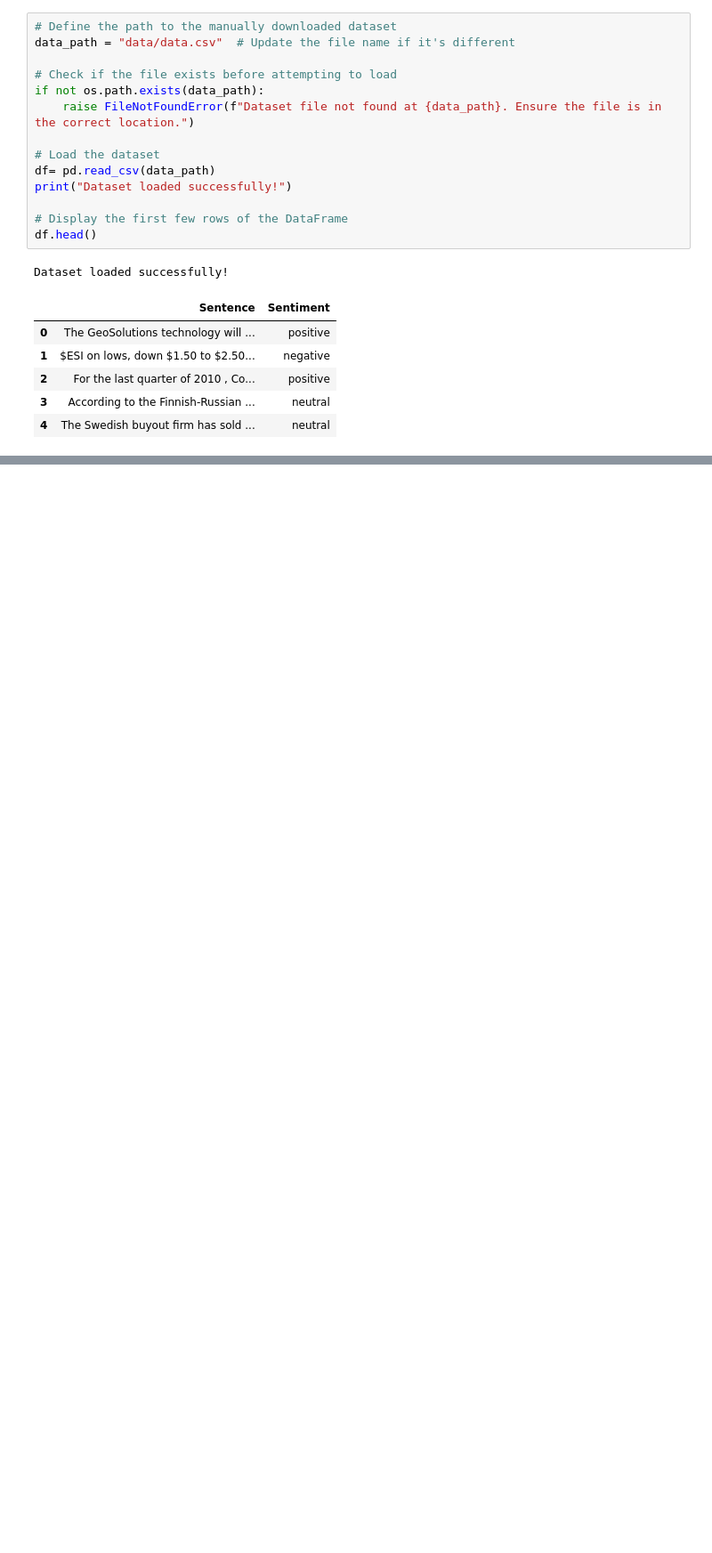
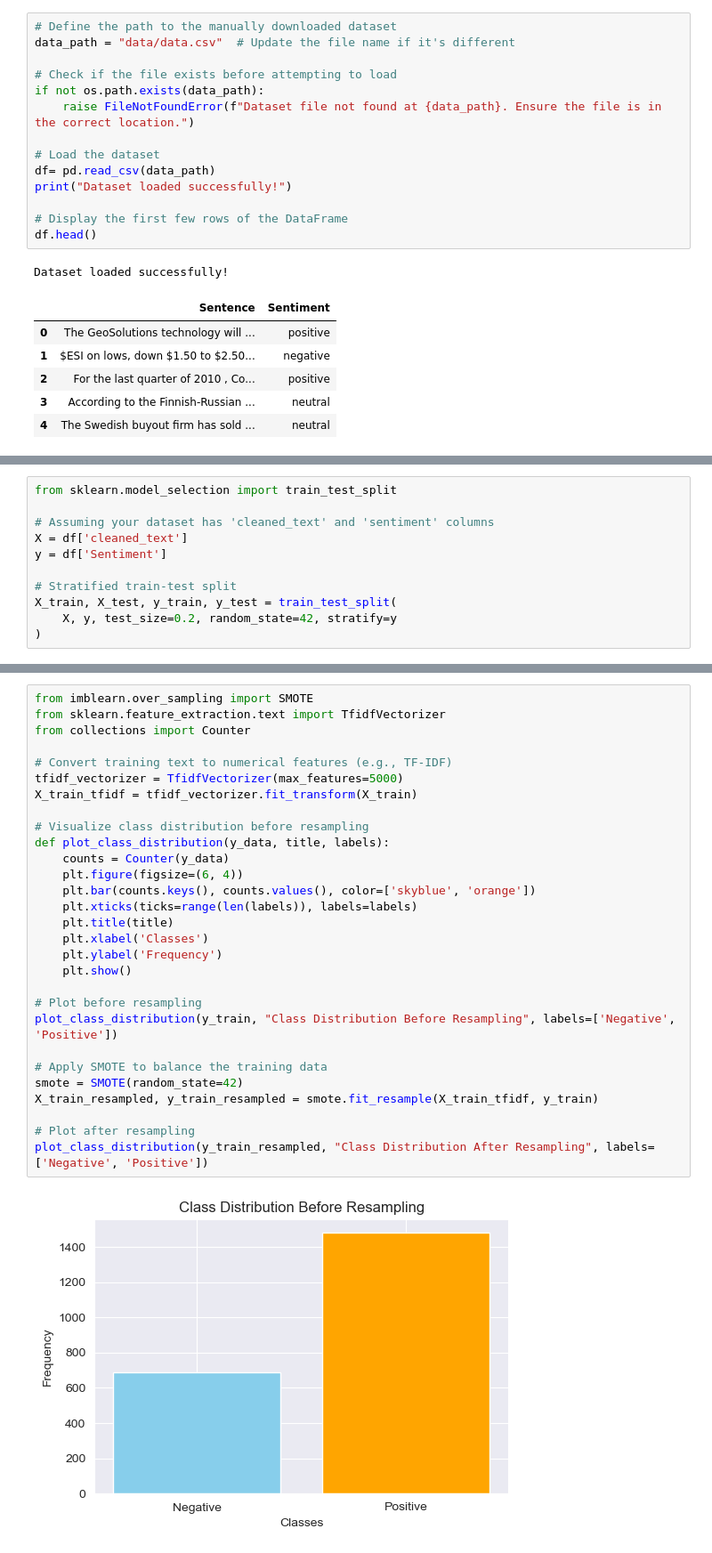
Before and after one commit to MateoRbt/Sentiment-Analysis, a Jupyter notebook: sample.ipynb, the cells around one changed output, grey strips where cells are left out. Shown: that part at 89% size. Saved outputs shown, nothing was run; the diff lists cells and outputs as text; blank space fills up the shorter version.

```diff
--- a/sample.ipynb
+++ b/sample.ipynb
@@ -380,0 +254,11 @@ F1 Score: 0.9448
+# %%
+from sklearn.model_selection import train_test_split
+
+# Assuming your dataset has 'cleaned_text' and 'sentiment' columns
+X = df['cleaned_text']
+y = df['Sentiment']
+
+# Stratified train-test split
+X_train, X_test, y_train, y_test = train_test_split(
+    X, y, test_size=0.2, random_state=42, stratify=y
+)
@@ -380,0 +267,31 @@ F1 Score: 0.9448
+# %%
+from imblearn.over_sampling import SMOTE
+from sklearn.feature_extraction.text import TfidfVectorizer
+from collections import Counter
+
+# Convert training text to numerical features (e.g., TF-IDF)
+tfidf_vectorizer = TfidfVectorizer(max_features=5000)
+X_train_tfidf = tfidf_vectorizer.fit_transform(X_train)
+
+# Visualize class distribution before resampling
+def plot_class_distribution(y_data, title, labels):
+    counts = Counter(y_data)
+    plt.figure(figsize=(6, 4))
+    plt.bar(counts.keys(), counts.values(), color=['skyblue', 'orange'])
+    plt.xticks(ticks=range(len(labels)), labels=labels)
+    plt.title(title)
+    plt.xlabel('Classes')
+    plt.ylabel('Frequency')
+    plt.show()
+
+# Plot before resampling
+plot_class_distribution(y_train, "Class Distribution Before Resampling", labels=['Negative', 'Positive'])
+
+# Apply SMOTE to balance the training data
+smote = SMOTE(random_state=42)
+X_train_resampled, y_train_resampled = smote.fit_resample(X_train_tfidf, y_train)
+
+# Plot after resampling
+plot_class_distribution(y_train_resampled, "Class Distribution After Resampling", labels=['Negative', 'Positive'])
+# %% [output]
+[figure, added]
```
Also changed, not shown: parts of 36 cells of this notebook, 4 other files.
